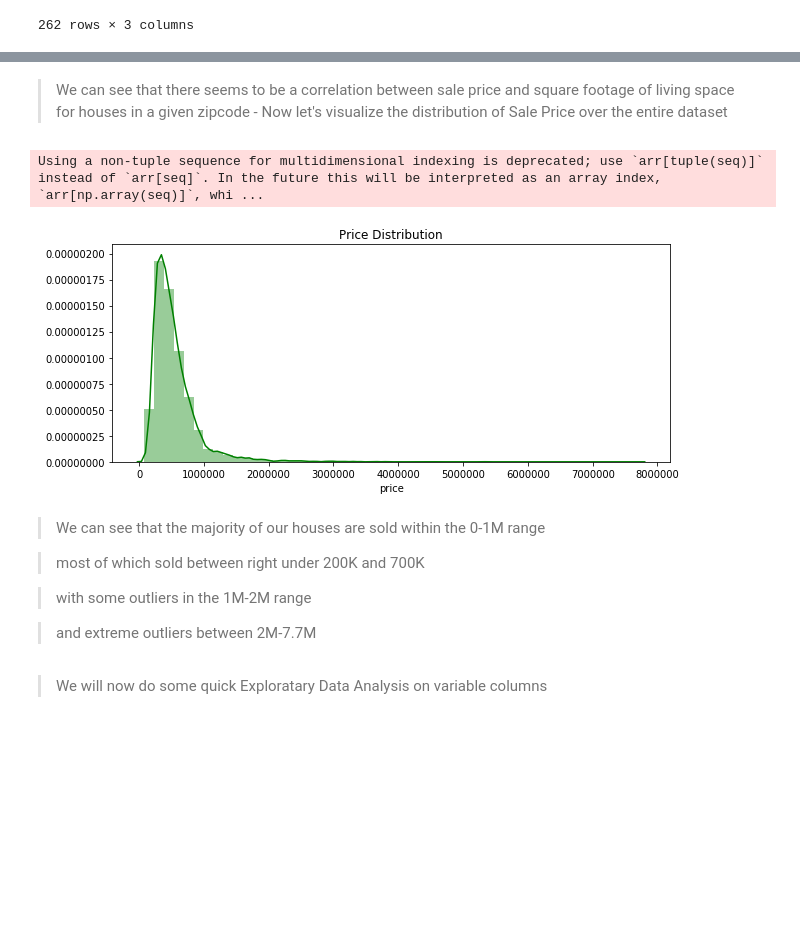
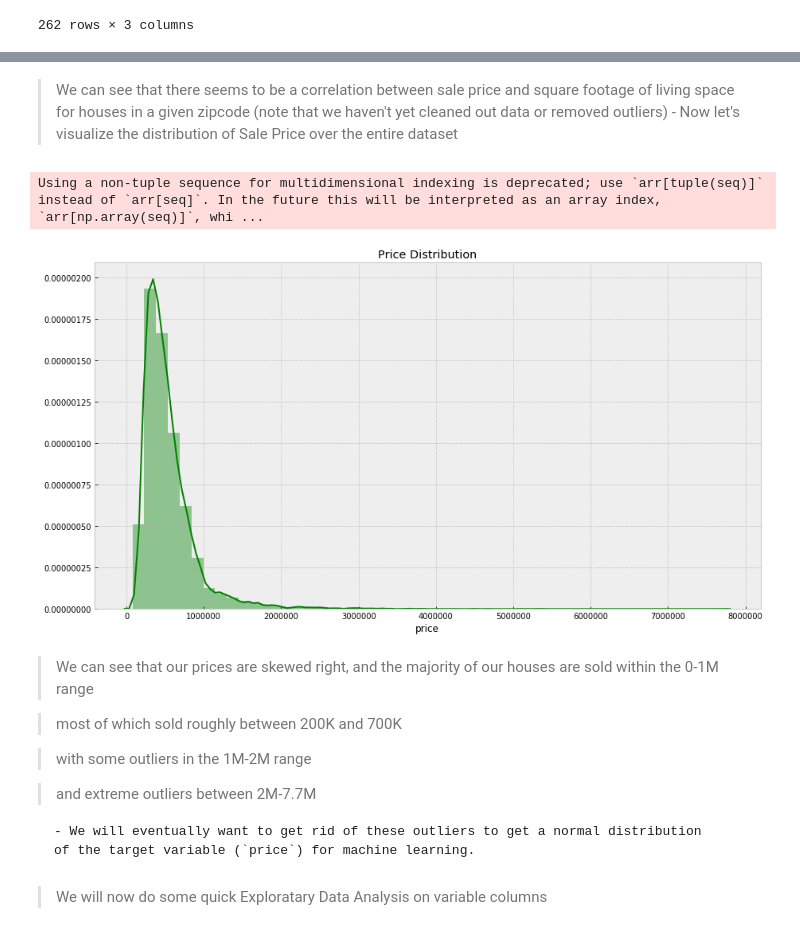
Before and after one commit to DIGITALFRANK/dsc-v2-mod1-final-project, a Jupyter notebook: student.ipynb, the cells around one changed output, grey strips where cells are left out. Drawn from its saved outputs; the diff is of its cells as text; code cells hidden in the pictures; blank space fills up the shorter version.

```diff
--- a/student.ipynb
+++ b/student.ipynb
@@ -12,7 +40,11 @@ Please fill out:
 # %%
+# import necessary packages
 import pandas as pd
 import numpy as np
 import matplotlib.pyplot as plt
 import matplotlib.mlab as mlab
 import plotly.plotly as py
 import seaborn as sns
+
+plt.style.use('bmh')
+%matplotlib inline
@@ -94,21 +194,24 @@ df[['price', 'sqft_living','zipcode']].loc[df["zipcode"]== 98178]
 # %% [markdown]
-> We can see that there seems to be a correlation between sale price and square footage of living space for houses in a given zipcode
+> We can see that there seems to be a correlation between sale price and square footage of living space for houses in a given zipcode (note that we haven't yet cleaned out data or removed outliers)
     - Now let's visualize the distribution of Sale Price over the entire dataset
 # %%
-plt.figure(figsize=(10, 4))
+plt.figure(figsize=(15, 8))
 plt.title('Price Distribution')
 sns.distplot(df['price'], color='g', bins=50, hist_kws={'alpha': 0.4});
 # warnings.simplefilter(action='ignore', category=FutureWarning)
 # %% [output]
 Using a non-tuple sequence for multidimensional indexing is deprecated; use `arr[tuple(seq)]` instead of `arr[seq]`. In the future this will be interpreted as an array index, `arr[np.array(seq)]`, whi ...
-[figure, old version]
+[figure, new version]
 # %% [markdown]
-> We can see that the majority of our houses are sold within the 0-1M range
+> We can see that our prices are skewed right, and the majority of our houses are sold within the 0-1M range
 
-> most of which sold between right under 200K and 700K
+> most of which sold roughly between 200K and 700K
 
 > with some outliers in the 1M-2M range
 
 > and extreme outliers between 2M-7.7M
+
+    - We will eventually want to get rid of these outliers to get a normal distribution
+    of the target variable (`price`) for machine learning.
 # %% [markdown]
 > We will now do some quick Exploratary Data Analysis on variable columns
```
Also changed, not shown: parts of 57 cells of this notebook.
